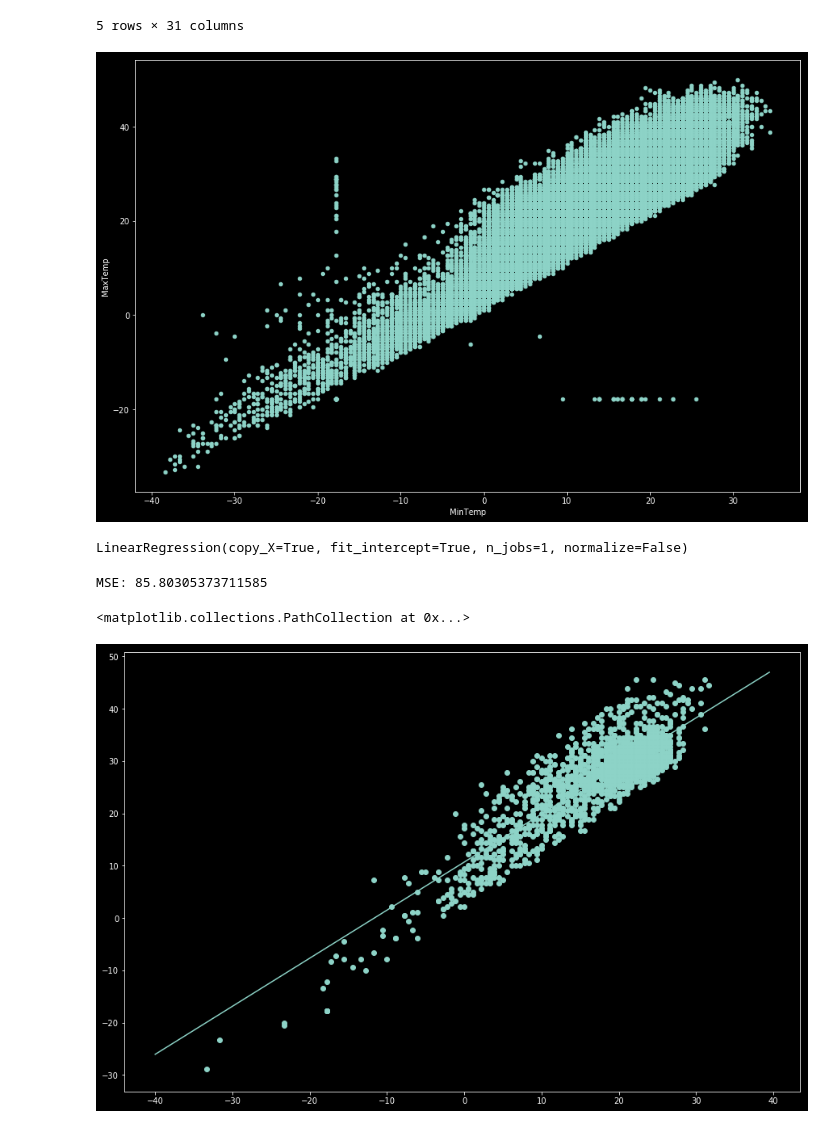
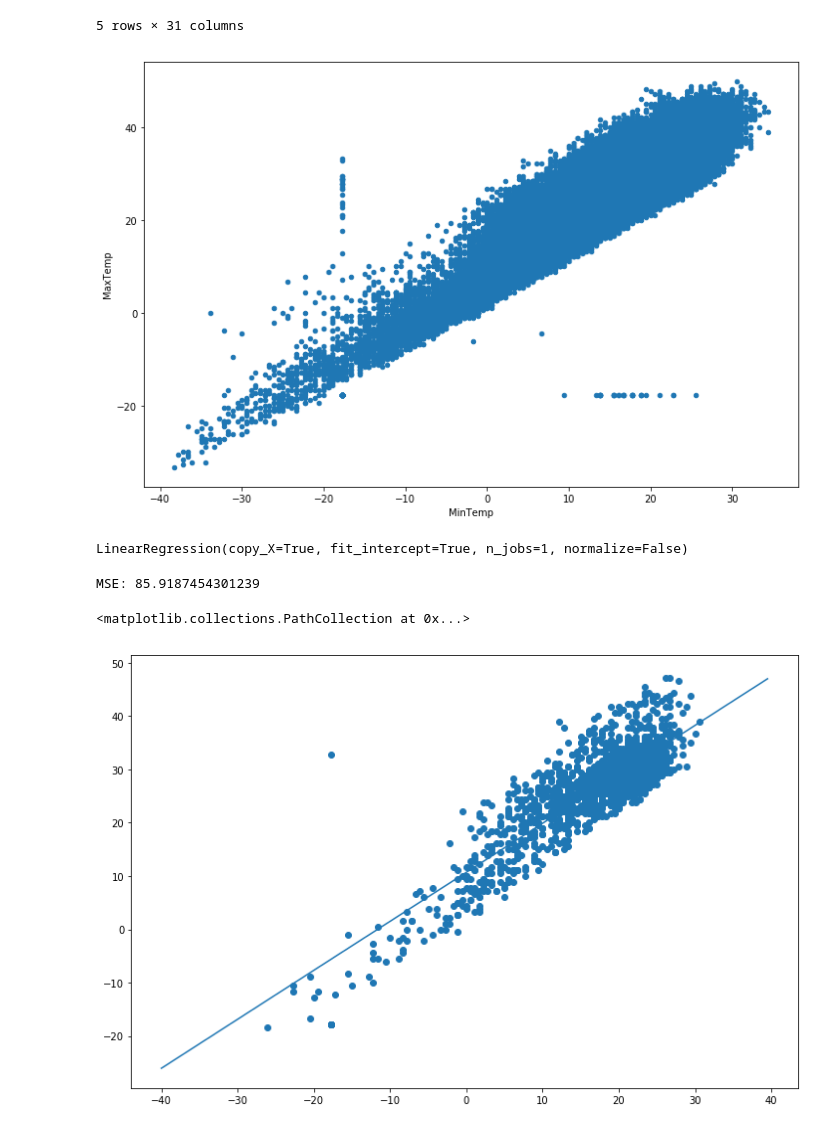
Before and after one commit to willshiao/acm-ds-workshop, a Jupyter notebook: Introduction to Data Science - Linear Regression.ipynb, the cells around one changed output. Saved outputs shown, nothing was run; the diff lists cells and outputs as text; code cells hidden in the pictures.

```diff
--- a/Introduction to Data Science - Linear Regression.ipynb
+++ b/Introduction to Data Science - Linear Regression.ipynb
@@ -7,7 +7,7 @@ from pandas import DataFrame
 from sklearn.linear_model import LinearRegression
 
 %matplotlib inline
-plt.style.use('dark_background')
+# plt.style.use('dark_background')
 # %%
 data = pd.read_table('data/birds.dat')
 data.head()
@@ -76,10 +76,10 @@ weather.head()
 | 4 | 10001 | 1942-7-5 | 0 | NaN | 26.666667 | 21.666667 | 24.444444 | 0 | NaN | 42 | ... |
 5 rows × 31 columns
 # %%
-ax = weather.plot.scatter(x='MinTemp', y='MaxTemp', figsize=(15, 10))
+ax = weather.plot.scatter(x='MinTemp', y='MaxTemp', figsize=(12, 8))
 # ax.plot(weather['MinTemp'], weather['MaxTemp'])
 # %% [output]
-[figure, old version]
+[figure, new version]
 # %%
 w_mat = np.array([weather['MinTemp'], weather['MaxTemp']]).T
 np.random.shuffle(w_mat)
@@ -100,13 +100,13 @@ LinearRegression(copy_X=True, fit_intercept=True, n_jobs=1, normalize=False)
 # %%
 y_hat = mdl.predict(w_test_X)
 print('MSE: {}'.format(np.mean(np.square(y_hat - w_test_X))))
 gen_X = np.arange(-40, 40, 0.5)
 gen_y = mdl.predict(gen_X[:, np.newaxis])
 
-fig, ax = plt.subplots(figsize=(15, 10))
+fig, ax = plt.subplots(figsize=(12, 8))
 ax.plot(gen_X, gen_y)
 ax.scatter(w_test_X, w_test_y)
 # %% [output]
-MSE: 85.80305373711585
+MSE: 85.9187454301239
 <matplotlib.collections.PathCollection at 0x...>
-[figure, old version]
+[figure, new version]
```
Also changed, not shown: parts of 3 cells of this notebook, 3 other files.
